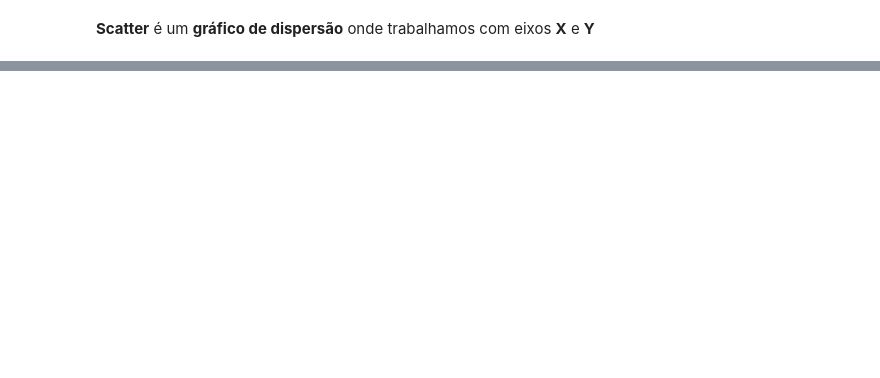
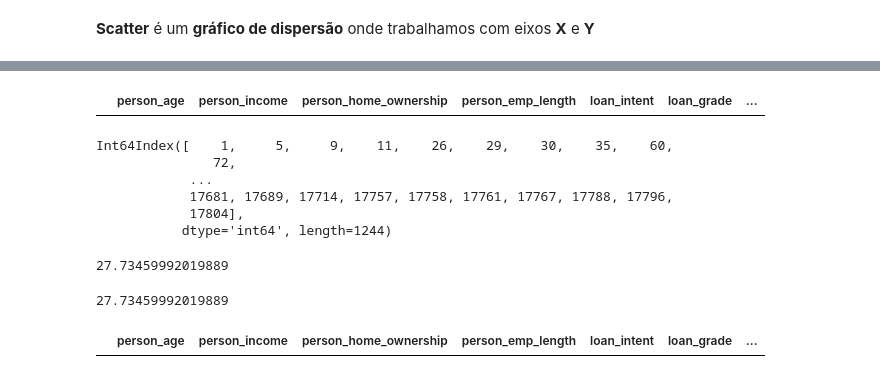
Before and after one commit to NickChecan/Credit-Risk-Data-Science, a Jupyter notebook: Credit_Risk_Data_Science.ipynb, the cells around one changed output, grey strips where cells are left out. Saved outputs shown, nothing was run; the diff lists cells and outputs as text; code cells hidden in the pictures; blank space fills up the shorter version.

```diff
--- a/Credit_Risk_Data_Science.ipynb
+++ b/Credit_Risk_Data_Science.ipynb
@@ -155,0 +188,4 @@ grafico.show()
+# %%
+#base_credit[base_credit['person_age'] < 22] # 1244 persons with less then 22
+base_credit3 = base_credit.drop(base_credit[base_credit['person_age'] < 22].index)
+base_credit3 # Print Result
@@ -155,0 +206,26 @@ grafico.show()
+# %%
+base_credit3.loc[base_credit['person_age'] < 22] # Validar remoção de registros
+# %% [output]
+|  | person_age | person_income | person_home_ownership | person_emp_length | loan_intent | loan_grade | ... |
+# %%
+base_credit[base_credit['person_age'] < 22].index # Exibir index dos registros
+# %% [output]
+Int64Index([    1,     5,     9,    11,    26,    29,    30,    35,    60,
+               72,
+            ...
+            17681, 17689, 17714, 17757, 17758, 17761, 17767, 17788, 17796,
+            17804],
+           dtype='int64', length=1244)
+# %%
+# base_credit.mean() # Pegar a média
+base_credit['person_age'].mean()
+# %% [output]
+27.73459992019889
+# %%
+base_credit['person_age'][base_credit['person_age'] > 0].mean()
+# %% [output]
+27.73459992019889
+# %%
+base_credit.loc[base_credit['person_age'] < 0, 'person_age'] = 27.73 # Preencher registros com person_age vazios com a idade média
+# %% [output]
+|  | person_age | person_income | person_home_ownership | person_emp_length | loan_intent | loan_grade | ... |
```
Also changed, not shown: parts of 8 cells of this notebook.
